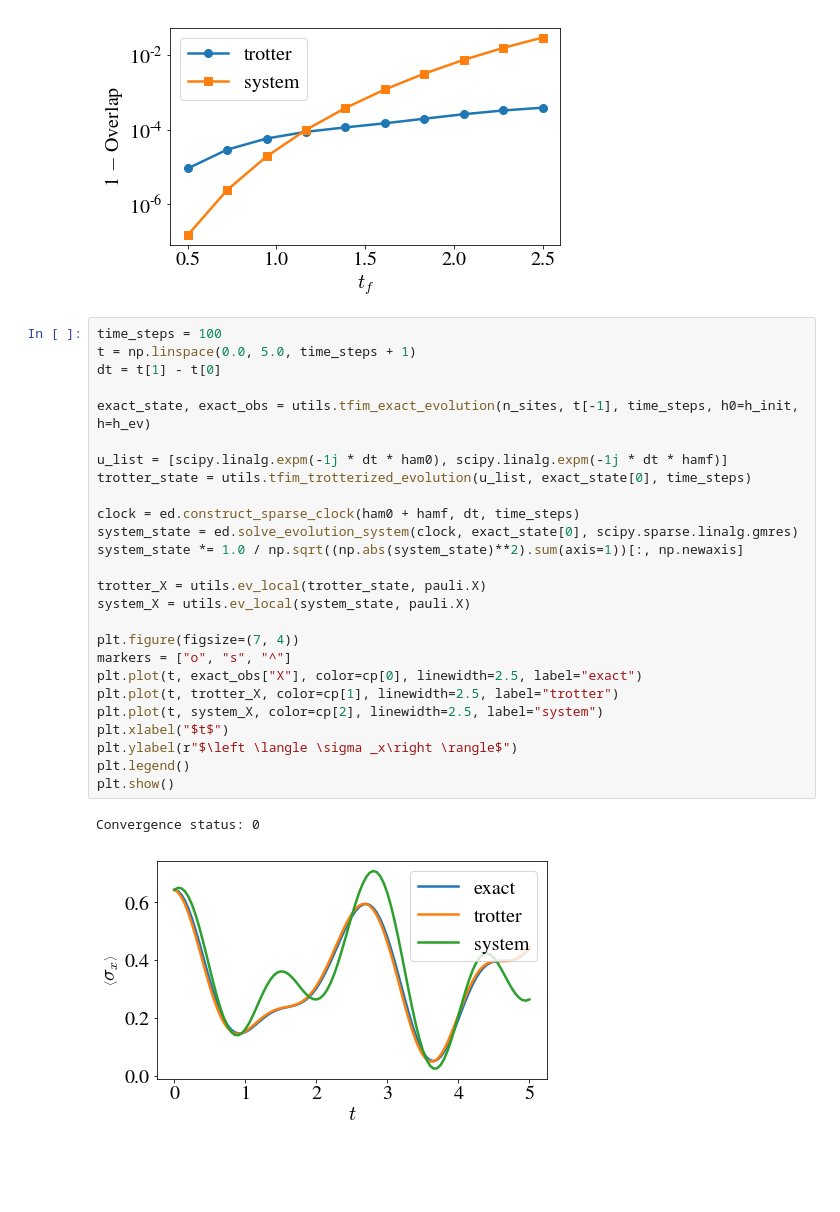
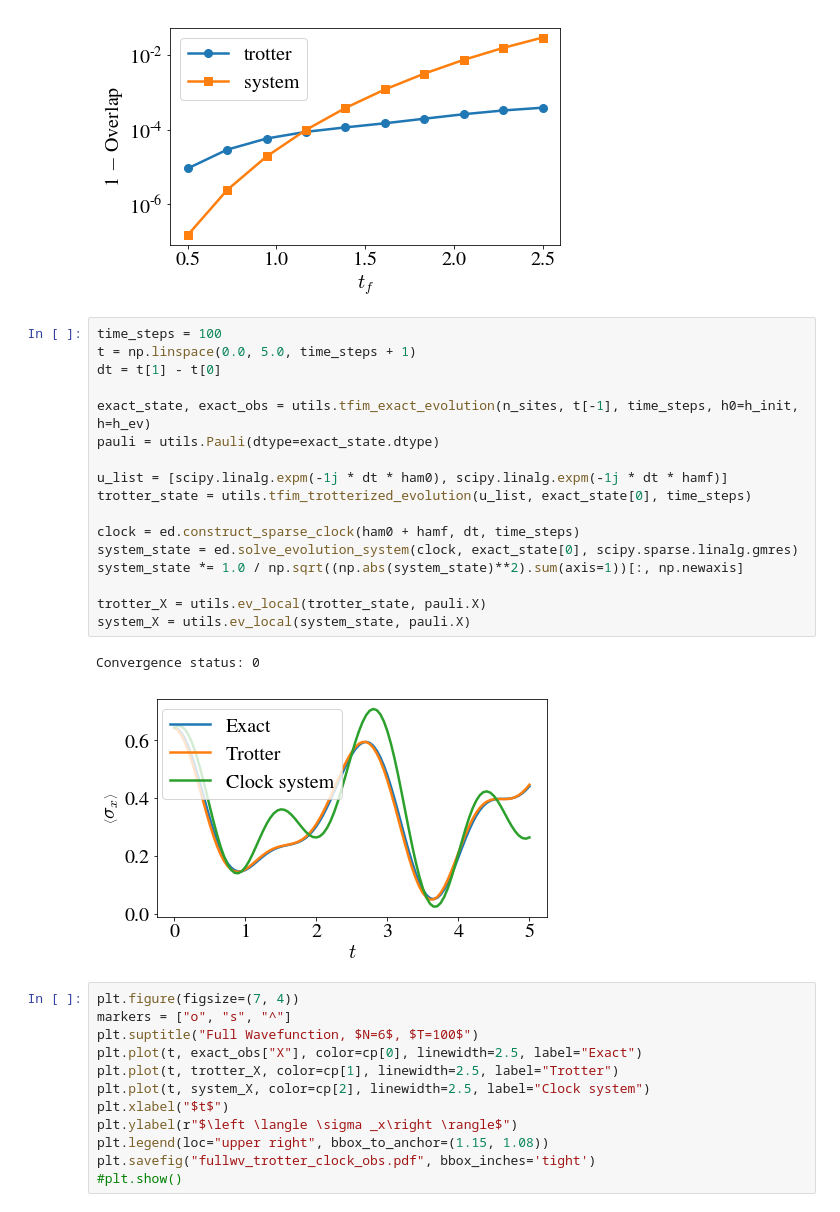
Before and after one commit to stavros11/Time-Evolution, a Jupyter notebook: plot_observables.ipynb, the cells around one changed output. Drawn from its saved outputs; the diff is of its cells as text; blank space fills up the shorter version.

```diff
--- a/plot_observables.ipynb
+++ b/plot_observables.ipynb
@@ -208,29 +210,32 @@ Convergence status: 0
 # %%
 time_steps = 100
 t = np.linspace(0.0, 5.0, time_steps + 1)
 dt = t[1] - t[0]
 
 exact_state, exact_obs = utils.tfim_exact_evolution(n_sites, t[-1], time_steps, h0=h_init, h=h_ev)
+pauli = utils.Pauli(dtype=exact_state.dtype)
 
 u_list = [scipy.linalg.expm(-1j * dt * ham0), scipy.linalg.expm(-1j * dt * hamf)]
 trotter_state = utils.tfim_trotterized_evolution(u_list, exact_state[0], time_steps)
 
 clock = ed.construct_sparse_clock(ham0 + hamf, dt, time_steps)
 system_state = ed.solve_evolution_system(clock, exact_state[0], scipy.sparse.linalg.gmres)
 system_state *= 1.0 / np.sqrt((np.abs(system_state)**2).sum(axis=1))[:, np.newaxis]
 
 trotter_X = utils.ev_local(trotter_state, pauli.X)
 system_X = utils.ev_local(system_state, pauli.X)
-
-plt.figure(figsize=(7, 4))
-markers = ["o", "s", "^"]
-plt.plot(t, exact_obs["X"], color=cp[0], linewidth=2.5, label="exact")
-plt.plot(t, trotter_X, color=cp[1], linewidth=2.5, label="trotter")
-plt.plot(t, system_X, color=cp[2], linewidth=2.5, label="system")
-plt.xlabel("$t$")
-plt.ylabel(r"$\left \langle \sigma _x\right \rangle$")
-plt.legend()
-plt.show()
 # %% [output]
 Convergence status: 0
-[figure, old version]
+[figure, new version]
+# %%
+plt.figure(figsize=(7, 4))
+markers = ["o", "s", "^"]
+plt.suptitle("Full Wavefunction, $N=6$, $T=100$")
+plt.plot(t, exact_obs["X"], color=cp[0], linewidth=2.5, label="Exact")
+plt.plot(t, trotter_X, color=cp[1], linewidth=2.5, label="Trotter")
+plt.plot(t, system_X, color=cp[2], linewidth=2.5, label="Clock system")
+plt.xlabel("$t$")
+plt.ylabel(r"$\left \langle \sigma _x\right \rangle$")
+plt.legend(loc="upper right", bbox_to_anchor=(1.15, 1.08))
+plt.savefig("fullwv_trotter_clock_obs.pdf", bbox_inches='tight')
+#plt.show()
```
Also changed, not shown: parts of 1 cell of this notebook, 2 other files.
